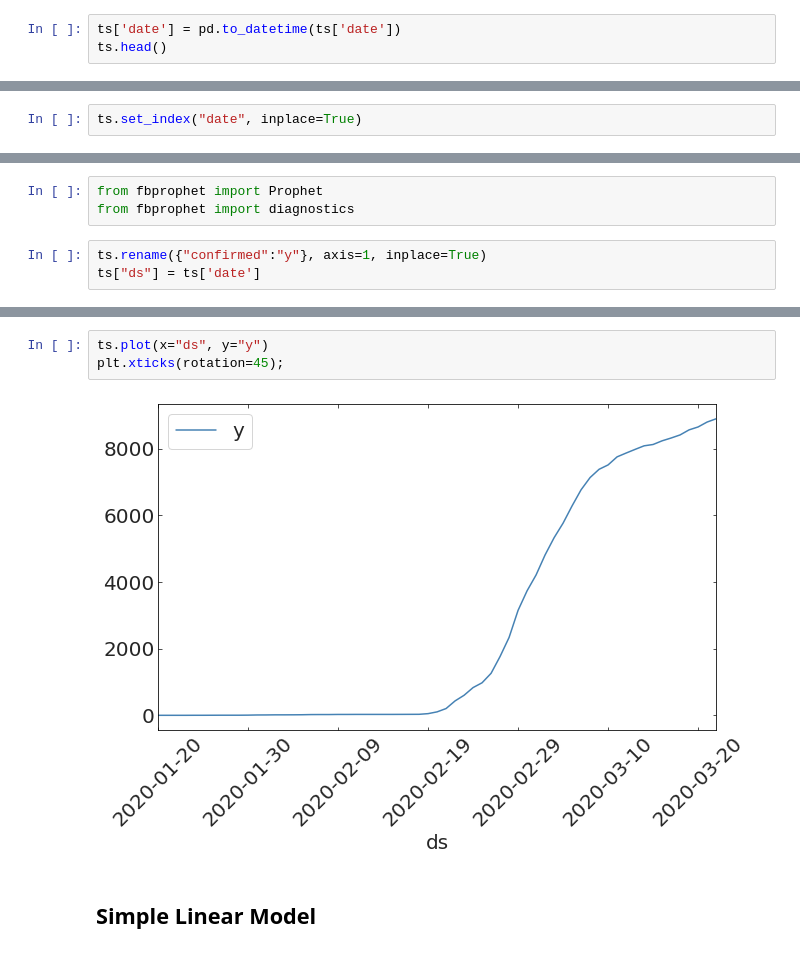
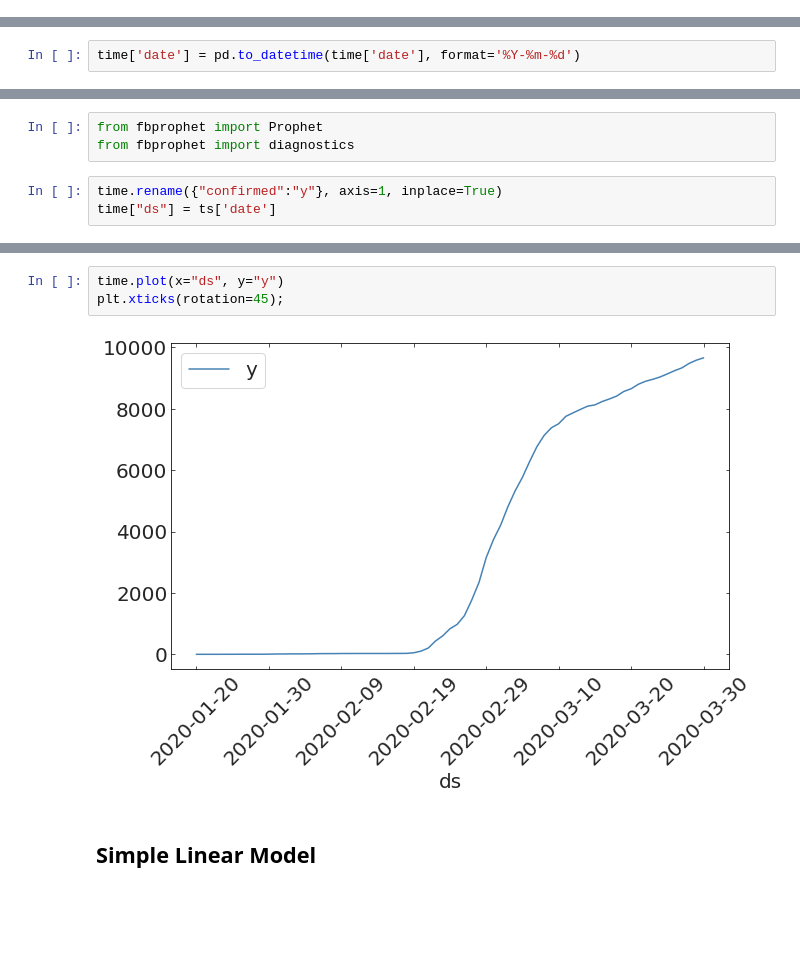
Before and after one commit to RileyWClarke/MLTSA_COVID19, a Jupyter notebook: COVID_19.ipynb, the cells around one changed output, grey strips where cells are left out. Drawn from its saved outputs; the diff is of its cells as text; blank space fills up the shorter version.

```diff
--- a/COVID_19.ipynb
+++ b/COVID_19.ipynb
@@ -134,3 +133,0 @@ ts.shape
-# %%
-ts['date'] = pd.to_datetime(ts['date'])
-ts.head()
@@ -150,3 +134,3 @@ Index(['date', 'time', 'test', 'negative', 'confirmed', 'released',
-# %%
-ts.set_index("date", inplace=True)
+# %%
+time['date'] = pd.to_datetime(time['date'], format='%Y-%m-%d')
 # %%
@@ -189,6 +174,6 @@ Requirement already satisfied: setuptools in /usr/local/lib/python3.6/dist-packa
 from fbprophet import Prophet
 from fbprophet import diagnostics
 # %%
-ts.rename({"confirmed":"y"}, axis=1, inplace=True)
-ts["ds"] = ts['date']
+time.rename({"confirmed":"y"}, axis=1, inplace=True)
+time["ds"] = ts['date']
 # %%
@@ -212,8 +188,8 @@ ts.tail()
 # %%
-ts.plot(x="ds", y="y")
+time.plot(x="ds", y="y")
 plt.xticks(rotation=45);
 # %% [output]
-[figure, old version]
+[figure, new version]
 # %% [markdown]
 ## Simple Linear Model
 # %%
```
Also changed, not shown: parts of 20 cells of this notebook.
